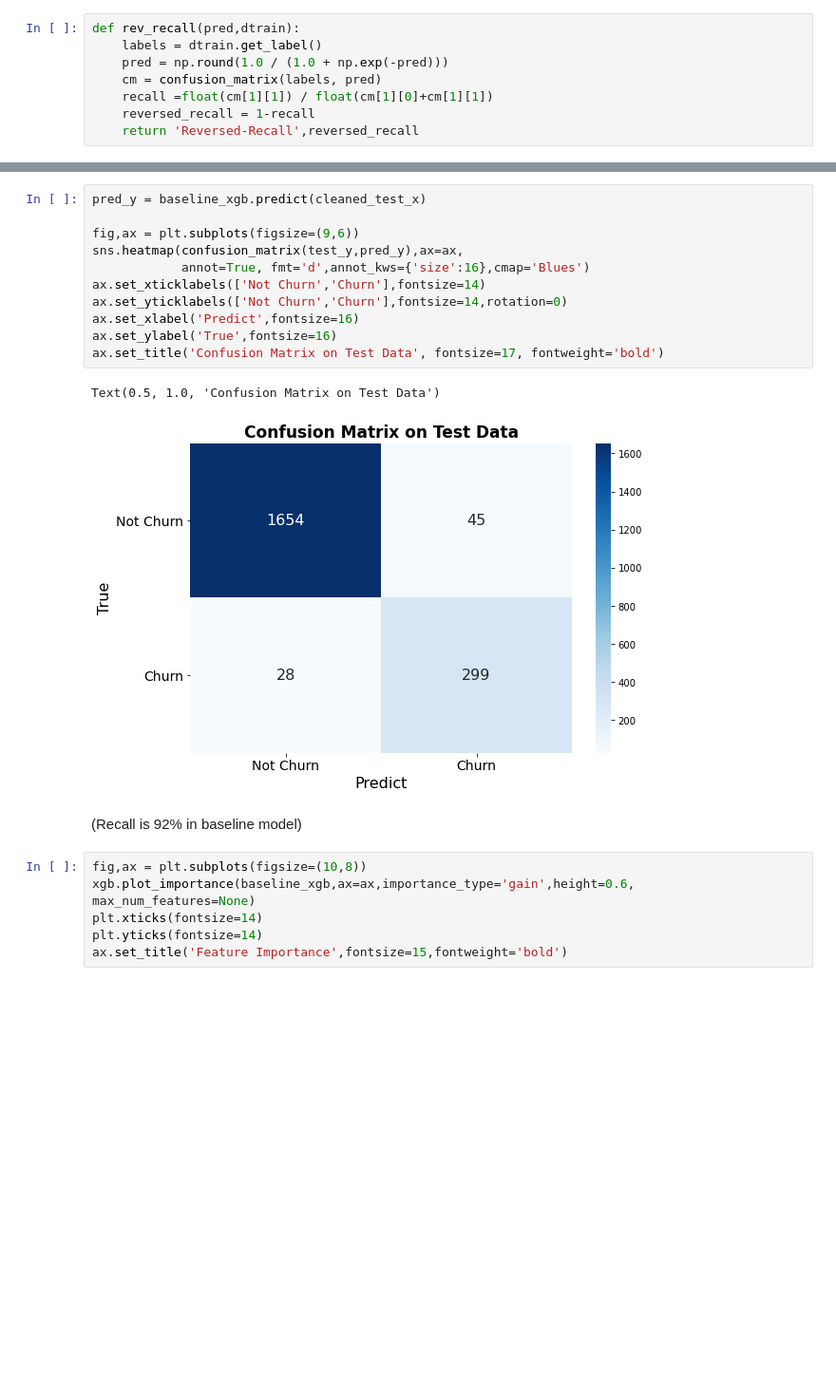
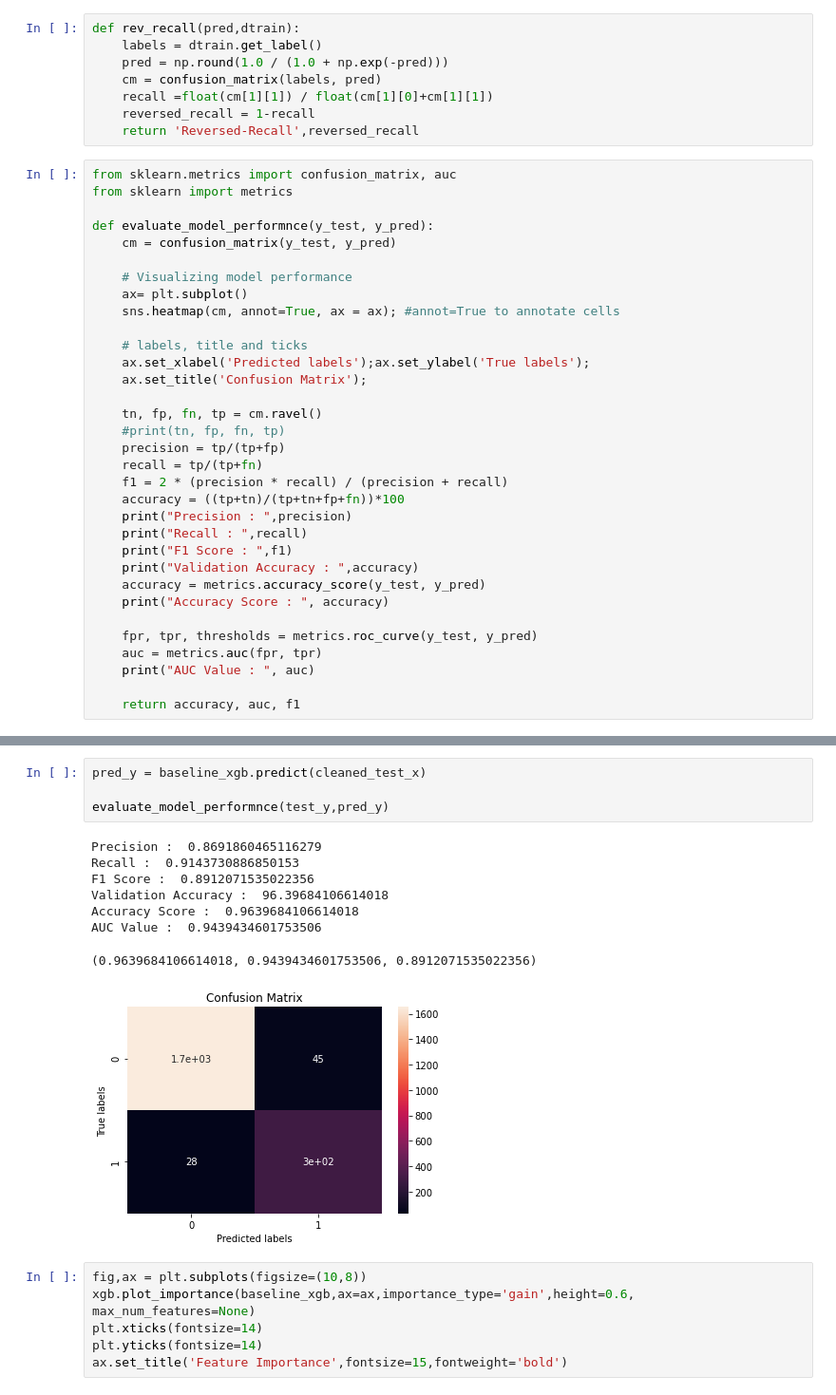
Before and after one commit to suyoun90/ML-ver.02, a Jupyter notebook: 20210131_suyoun/20210131_card customer.ipynb, the cells around one changed output, grey strips where cells are left out. Shown at 95% size. Saved outputs shown, nothing was run; the diff lists cells and outputs as text; blank space fills up the shorter version.

```diff
--- a/20210131_suyoun/20210131_card customer.ipynb
+++ b/20210131_suyoun/20210131_card customer.ipynb
@@ -521,3 +521,36 @@ def rev_recall(pred,dtrain):
     recall =float(cm[1][1]) / float(cm[1][0]+cm[1][1])
     reversed_recall = 1-recall
     return 'Reversed-Recall',reversed_recall
+# %%
+from sklearn.metrics import confusion_matrix, auc
+from sklearn import metrics
+
+def evaluate_model_performnce(y_test, y_pred):
+    cm = confusion_matrix(y_test, y_pred)
+
+    # Visualizing model performance
+    ax= plt.subplot()
+    sns.heatmap(cm, annot=True, ax = ax); #annot=True to annotate cells
+
+    # labels, title and ticks
+    ax.set_xlabel('Predicted labels');ax.set_ylabel('True labels');
+    ax.set_title('Confusion Matrix');
+
+    tn, fp, fn, tp = cm.ravel()
+    #print(tn, fp, fn, tp)
+    precision = tp/(tp+fp)
+    recall = tp/(tp+fn)
+    f1 = 2 * (precision * recall) / (precision + recall)
+    accuracy = ((tp+tn)/(tp+tn+fp+fn))*100
+    print("Precision : ",precision)
+    print("Recall : ",recall)
+    print("F1 Score : ",f1)
+    print("Validation Accuracy : ",accuracy)
+    accuracy = metrics.accuracy_score(y_test, y_pred)
+    print("Accuracy Score : ", accuracy)
+
+    fpr, tpr, thresholds = metrics.roc_curve(y_test, y_pred)
+    auc = metrics.auc(fpr, tpr)
+    print("AUC Value : ", auc)
+
+    return accuracy, auc, f1
@@ -562,23 +597,19 @@ XGBClassifier(base_score=0.5, booster='gbtree', colsample_by_tree=0.6,
               num_parallel_tree=1, random_state=42, reg_alpha=0, reg_lambda=1,
               scale_pos_weight=1, subsample=0.8, tree_method='exact',
               validate_parameters=1, verbosity=1)
-# %%
-pred_y = baseline_xgb.predict(cleaned_test_x)
-
-fig,ax = plt.subplots(figsize=(9,6))
-sns.heatmap(confusion_matrix(test_y,pred_y),ax=ax,
-            annot=True, fmt='d',annot_kws={'size':16},cmap='Blues')
-ax.set_xticklabels(['Not Churn','Churn'],fontsize=14)
-ax.set_yticklabels(['Not Churn','Churn'],fontsize=14,rotation=0)
-ax.set_xlabel('Predict',fontsize=16)
-ax.set_ylabel('True',fontsize=16)
-ax.set_title('Confusion Matrix on Test Data', fontsize=17, fontweight='bold')
-# %% [output]
-Text(0.5, 1.0, 'Confusion Matrix on Test Data')
-[figure, removed]
-# %% [markdown]
-
-(Recall is 92% in baseline model)
+# %%
+pred_y = baseline_xgb.predict(cleaned_test_x)
+
+evaluate_model_performnce(test_y,pred_y)
+# %% [output]
+Precision :  0.8691860465116279
+Recall :  0.9143730886850153
+F1 Score :  0.8912071535022356
+Validation Accuracy :  96.39684106614018
+Accuracy Score :  0.9639684106614018
+AUC Value :  0.9439434601753506
+(0.9639684106614018, 0.9439434601753506, 0.8912071535022356)
+[figure, added]
 # %%
 fig,ax = plt.subplots(figsize=(10,8))
 xgb.plot_importance(baseline_xgb,ax=ax,importance_type='gain',height=0.6, max_num_features=None)
```
Also changed, not shown: parts of 13 cells of this notebook.
